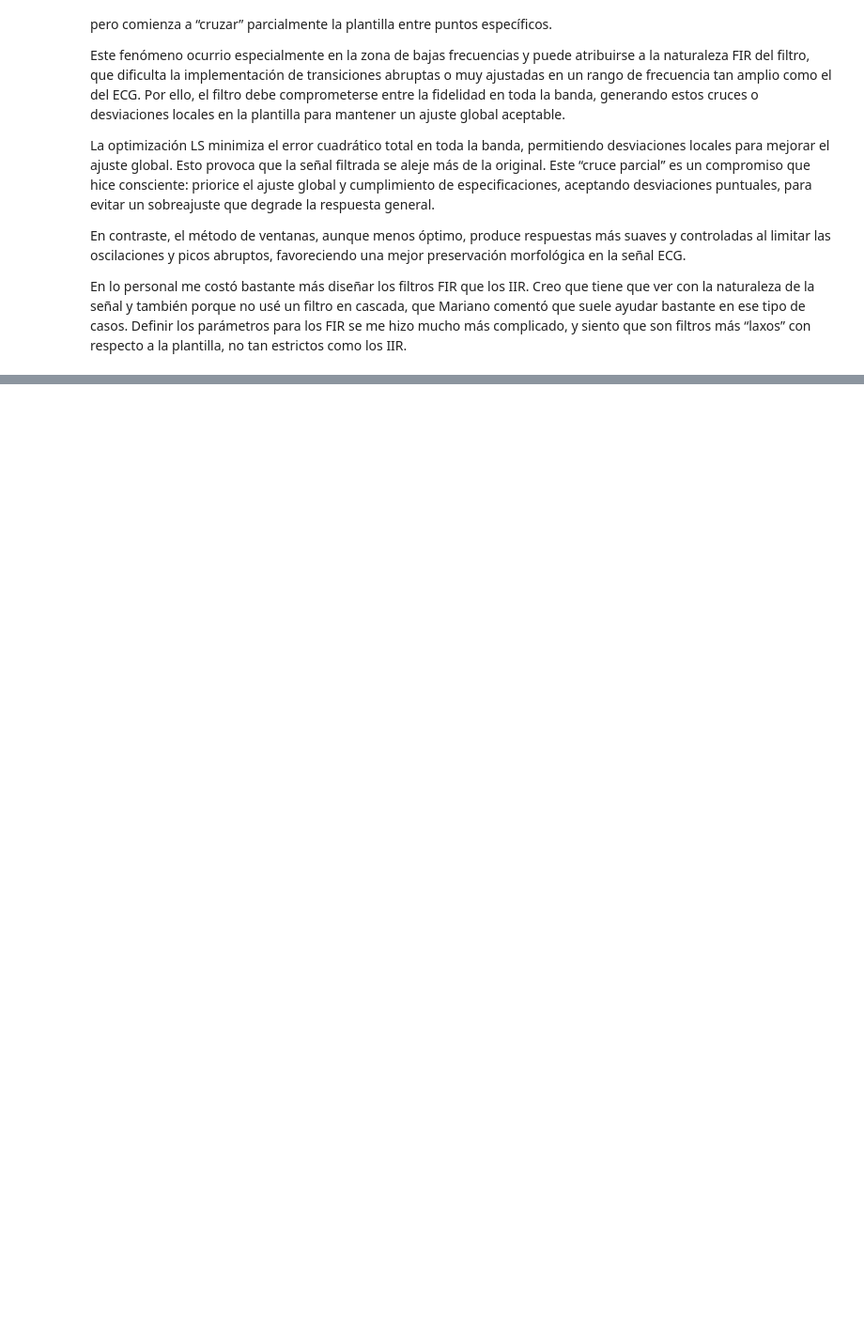
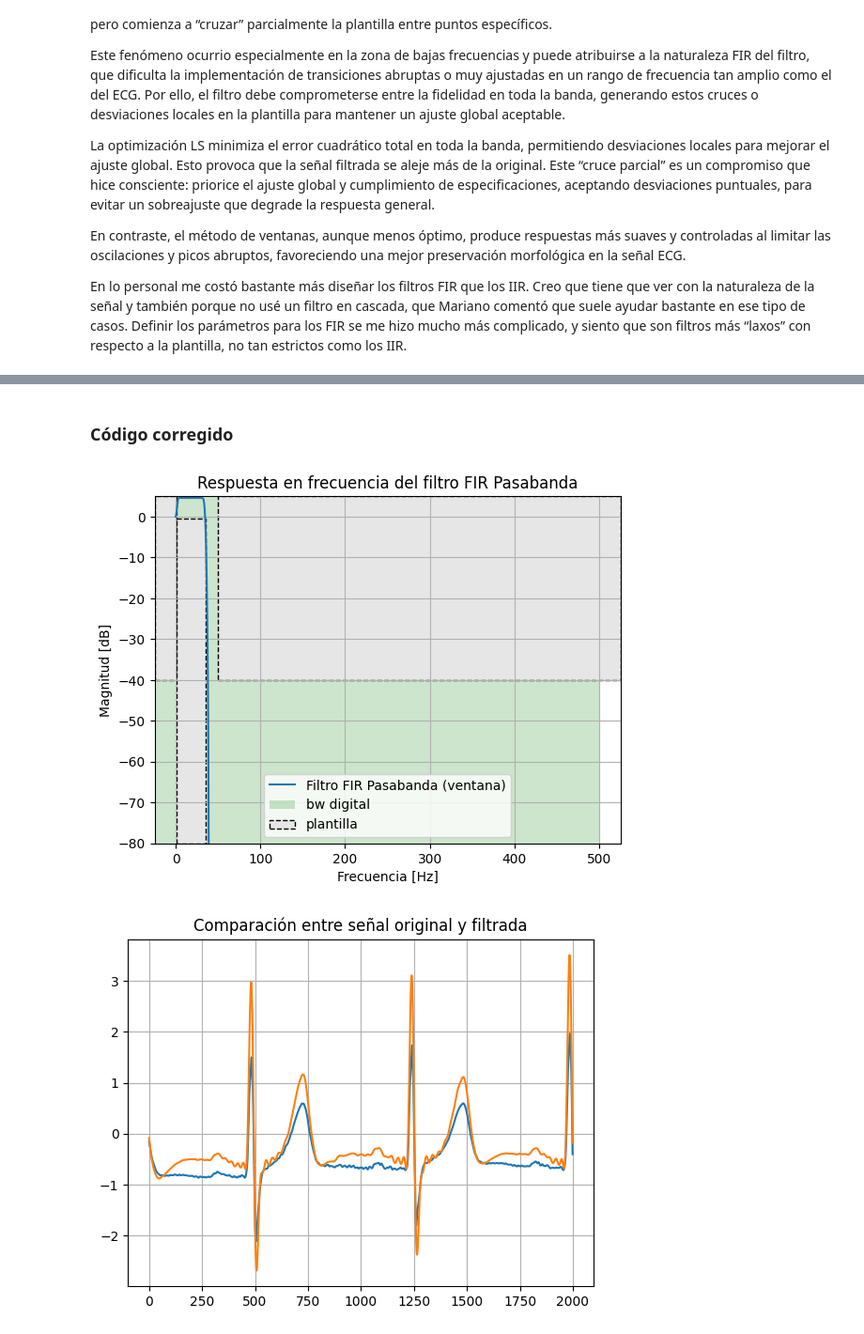
Before and after one commit to MontserratCoto/Montserrat-Coto-APS, a Jupyter notebook: 2do parte de la materia/TS07/TS07-Montserrat Coto.ipynb, the cells around one changed output, grey strips where cells are left out. Shown at 94% size. Drawn from its saved outputs; the diff is of its cells as text; code cells hidden in the pictures; blank space fills up the shorter version.

```diff
--- a/2do parte de la materia/TS07/TS07-Montserrat Coto.ipynb
+++ b/2do parte de la materia/TS07/TS07-Montserrat Coto.ipynb
@@ -1018,0 +1026,66 @@ En lo personal me costó bastante más diseñar los filtros FIR que los IIR. Cre
+# %% [markdown]
+### Código corregido
+# %%
+#%% Lectura de ECG
+fs_ecg = 1000
+nyq_frec = fs_ecg / 2
+
+#%% Parámetros del filtro
+cant_coef = 781  # suficiente para buenas transiciones
+f_c_hp = 0.7
+f_c_lp = 35.0
+
+# Normalizadas
+f_c_hp_norm = f_c_hp / nyq_frec
+f_c_lp_norm = f_c_lp / nyq_frec
+
+# Filtro pasa alto (elimina muy bajas frecuencias)
+b_hp = sig.firwin(numtaps=cant_coef, cutoff=f_c_hp_norm, window=('kaiser', 10), pass_zero=False)
+
+# Filtro pasa bajo (elimina altas frecuencias)
+b_lp = sig.firwin(numtaps=cant_coef, cutoff=f_c_lp_norm, window=('kaiser', 10), pass_zero=True)
+
+# Convolución: pasabanda = pasaaltos * pasabajos
+b_band = np.convolve(b_hp, b_lp)
+b_band /= np.sum(b_band)  # normalización para no alterar amplitud
+
+# Aplicación del filtro
+ecg_filtrada = sig.filtfilt(b_band, 1, ecg_one_lead)
+ecg_filtrada = ecg_filtrada / np.std(ecg_filtrada)
+
+# Para compatibilidad con el código viejo
+ecg_filtrado_kaiser = ecg_filtrada.copy()
+
+#%% Visualización de la respuesta en frecuencia
+f_band, h_band = sig.freqz(b_band, worN=4096, fs=fs_ecg)
+
+plt.figure()
+plt.plot(f_band, 20 * np.log10(np.abs(h_band) + 1e-10), label='Filtro FIR Pasabanda (ventana)')
+plt.title('Respuesta en frecuencia del filtro FIR Pasabanda')
+plt.xlabel('Frecuencia [Hz]')
+plt.ylabel('Magnitud [dB]')
+plt.ylim([-80, 5])
+plt.grid(True)
+
+# Plantilla
+plot_plantilla(
+    filter_type='bandpass',
+    fpass=np.array([0.7, 35.0]),
+    fstop=np.array([0.5, 50.0]),
+    ripple=0.5,
+    attenuation=40,
+    fs=fs_ecg
+)
+
+plt.show()
+
+#%% Visualización señal original vs filtrada (primeros 2 segundos)
+plt.figure()
+plt.plot(ecg_one_lead[:2000], label='Original')
+plt.plot(ecg_filtrada[:2000], label='Filtrada')
+plt.title("Comparación entre señal original y filtrada")
+plt.grid(True)
+plt.show()
+# %% [output]
+[figure, added]
+[figure, added]
```
Also changed, not shown: parts of 8 cells of this notebook.
